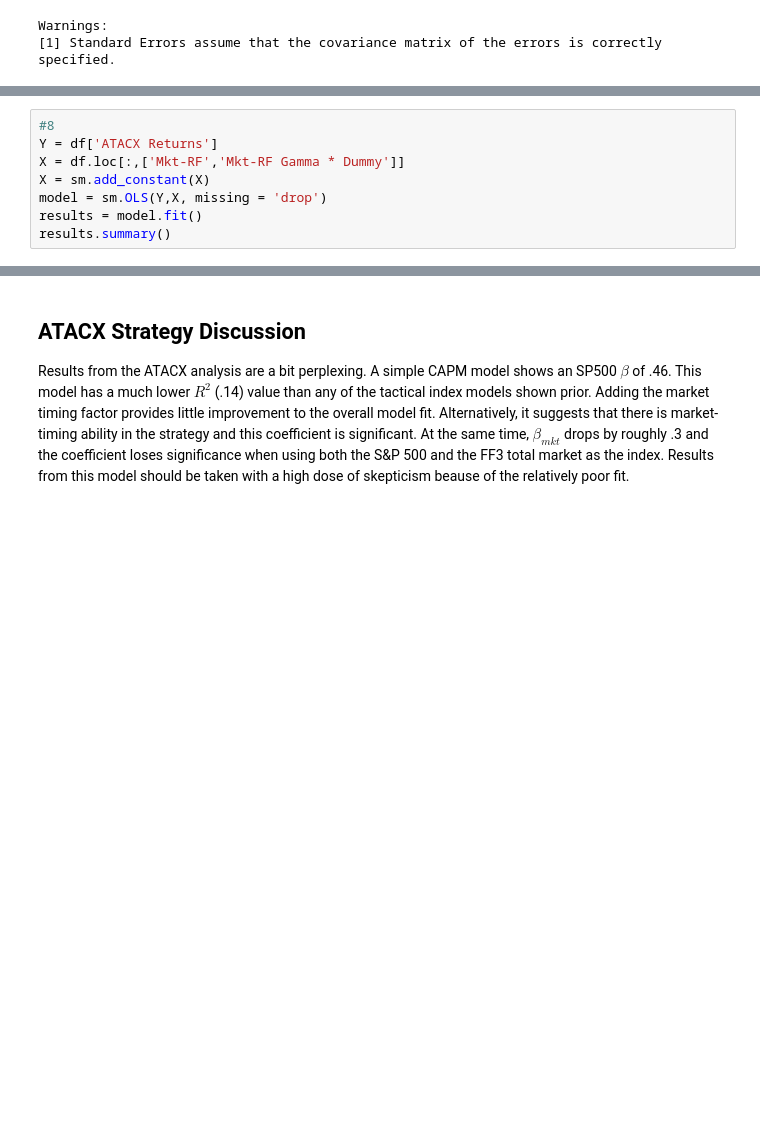
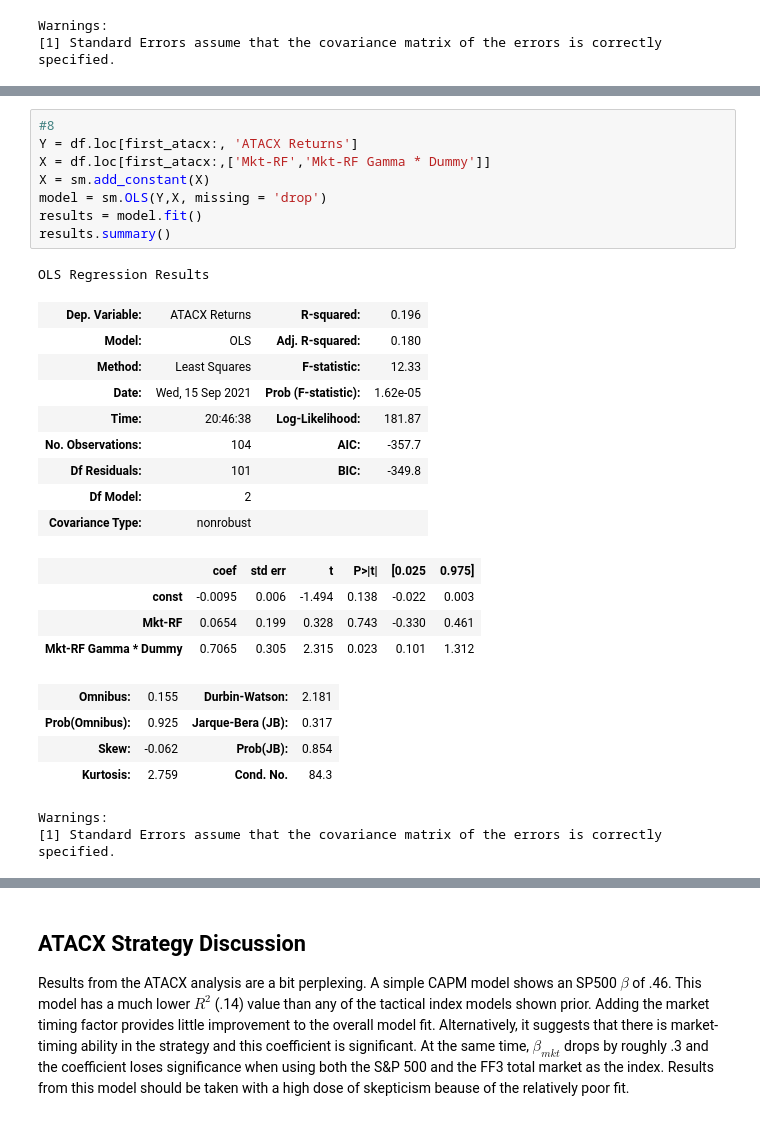
Before and after one commit to cjarmstrong2018/Tactical-Analysis, a Jupyter notebook: Tactical Analysis.ipynb, the cells around one changed output, grey strips where cells are left out. Cells and saved outputs as stored; diff of their text form; blank space fills up the shorter version.

```diff
--- a/Tactical Analysis.ipynb
+++ b/Tactical Analysis.ipynb
@@ -327,10 +365,31 @@ results.summary()
 # %%
 #8
-Y = df['ATACX Returns']
-X = df.loc[:,['Mkt-RF','Mkt-RF Gamma * Dummy']]
+Y = df.loc[first_atacx:, 'ATACX Returns']
+X = df.loc[first_atacx:,['Mkt-RF','Mkt-RF Gamma * Dummy']]
 X = sm.add_constant(X)
 model = sm.OLS(Y,X, missing = 'drop')
 results = model.fit()
 results.summary()
+# %% [output]
+OLS Regression Results
+| Dep. Variable: | ATACX Returns | R-squared: | 0.196 |
+| Model: | OLS | Adj. R-squared: | 0.180 |
+| Method: | Least Squares | F-statistic: | 12.33 |
+| Date: | Wed, 15 Sep 2021 | Prob (F-statistic): | 1.62e-05 |
+| Time: | 20:46:38 | Log-Likelihood: | 181.87 |
+| No. Observations: | 104 | AIC: | -357.7 |
+| Df Residuals: | 101 | BIC: | -349.8 |
+| Df Model: | 2 |  |  |
+| Covariance Type: | nonrobust |  |  |
+|  | coef | std err | t | P>|t| | [0.025 | 0.975] |
+| const | -0.0095 | 0.006 | -1.494 | 0.138 | -0.022 | 0.003 |
+| Mkt-RF | 0.0654 | 0.199 | 0.328 | 0.743 | -0.330 | 0.461 |
+| Mkt-RF Gamma * Dummy | 0.7065 | 0.305 | 2.315 | 0.023 | 0.101 | 1.312 |
+| Omnibus: | 0.155 | Durbin-Watson: | 2.181 |
+| Prob(Omnibus): | 0.925 | Jarque-Bera (JB): | 0.317 |
+| Skew: | -0.062 | Prob(JB): | 0.854 |
+| Kurtosis: | 2.759 | Cond. No. | 84.3 |
+Warnings:
+[1] Standard Errors assume that the covariance matrix of the errors is correctly specified.
 # %%
 #9
```
Also changed, not shown: parts of 8 cells of this notebook, 1 other file.
